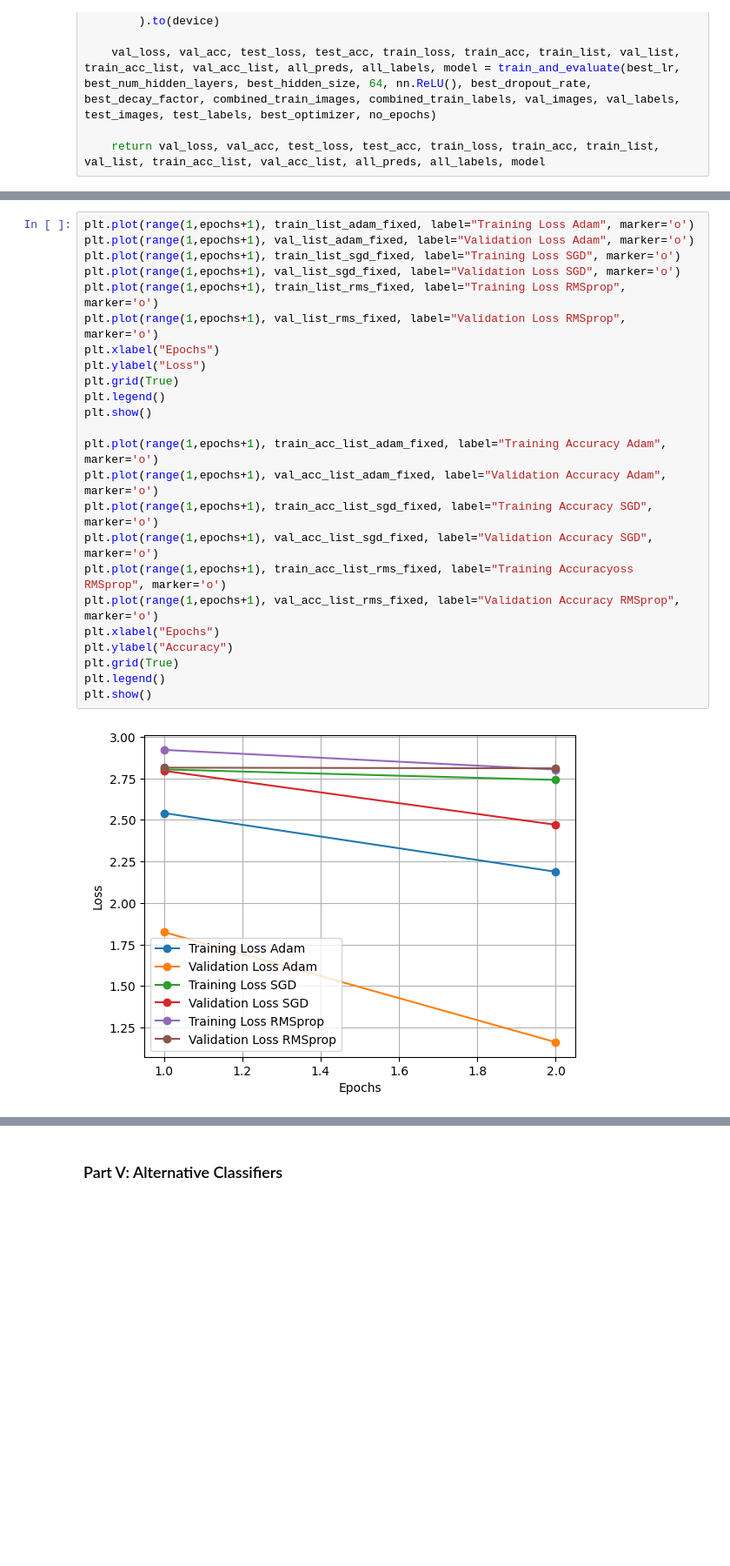
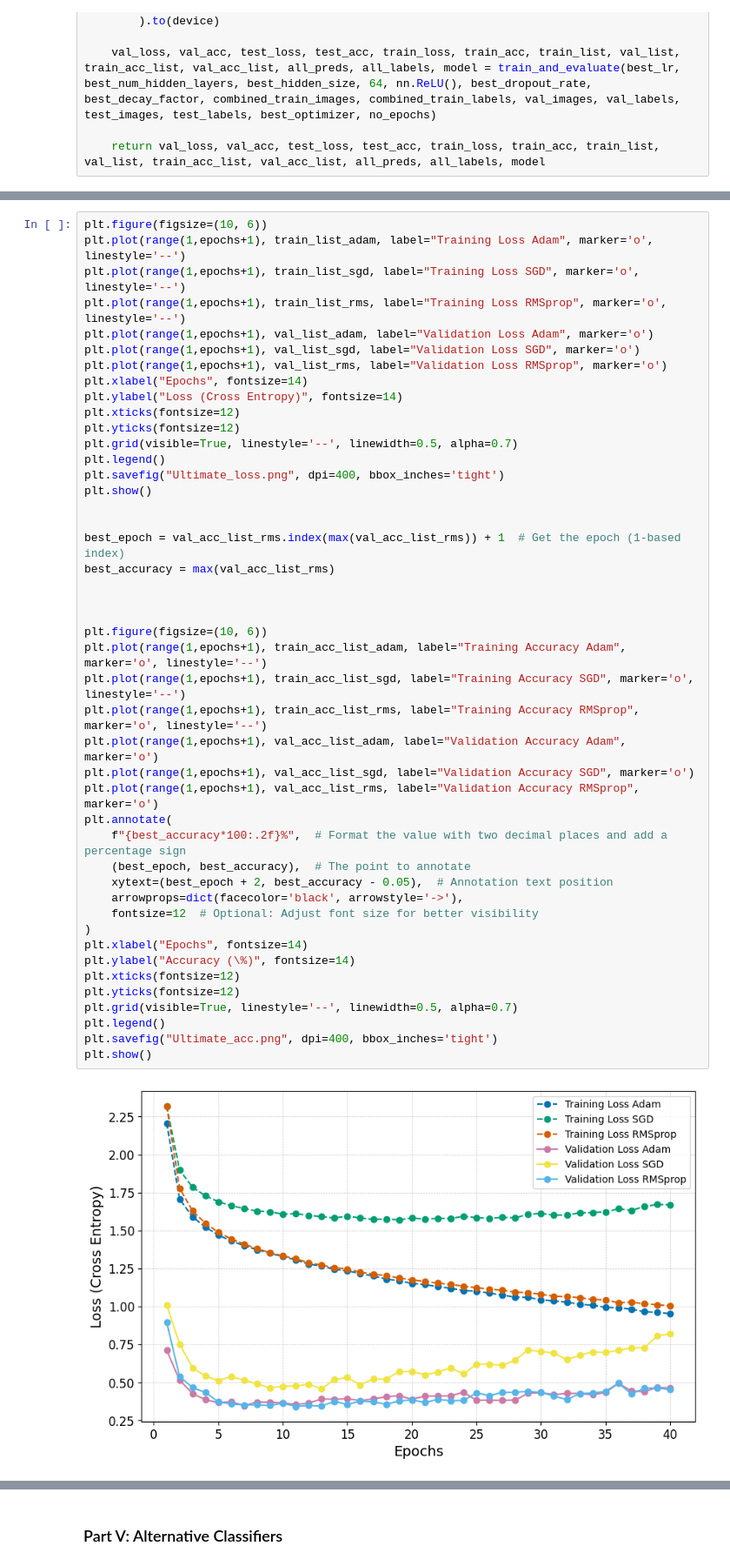
Before and after one commit to S-Nazem/MNIST_addition, a Jupyter notebook: MNIST_addition_dev.ipynb, the cells around one changed output, grey strips where cells are left out. Shown at 87% size. Drawn from its saved outputs; the diff is of its cells as text; blank space fills up the shorter version.

```diff
--- a/MNIST_addition_dev.ipynb
+++ b/MNIST_addition_dev.ipynb
@@ -1563,26 +1655,47 @@ KeyboardInterrupt:
 # %%
-plt.plot(range(1,epochs+1), train_list_adam_fixed, label="Training Loss Adam", marker='o')
-plt.plot(range(1,epochs+1), val_list_adam_fixed, label="Validation Loss Adam", marker='o')
-plt.plot(range(1,epochs+1), train_list_sgd_fixed, label="Training Loss SGD", marker='o')
-plt.plot(range(1,epochs+1), val_list_sgd_fixed, label="Validation Loss SGD", marker='o')
-plt.plot(range(1,epochs+1), train_list_rms_fixed, label="Training Loss RMSprop", marker='o')
-plt.plot(range(1,epochs+1), val_list_rms_fixed, label="Validation Loss RMSprop", marker='o')
-plt.xlabel("Epochs")
-plt.ylabel("Loss")
-plt.grid(True)
+plt.figure(figsize=(10, 6))
+plt.plot(range(1,epochs+1), train_list_adam, label="Training Loss Adam", marker='o', linestyle='--')
+plt.plot(range(1,epochs+1), train_list_sgd, label="Training Loss SGD", marker='o', linestyle='--')
+plt.plot(range(1,epochs+1), train_list_rms, label="Training Loss RMSprop", marker='o', linestyle='--')
+plt.plot(range(1,epochs+1), val_list_adam, label="Validation Loss Adam", marker='o')
+plt.plot(range(1,epochs+1), val_list_sgd, label="Validation Loss SGD", marker='o')
+plt.plot(range(1,epochs+1), val_list_rms, label="Validation Loss RMSprop", marker='o')
+plt.xlabel("Epochs", fontsize=14)
+plt.ylabel("Loss (Cross Entropy)", fontsize=14)
+plt.xticks(fontsize=12)
+plt.yticks(fontsize=12)
+plt.grid(visible=True, linestyle='--', linewidth=0.5, alpha=0.7)
 plt.legend()
+plt.savefig("Ultimate_loss.png", dpi=400, bbox_inches='tight')
 plt.show()
 
-plt.plot(range(1,epochs+1), train_acc_list_adam_fixed, label="Training Accuracy Adam", marker='o')
-plt.plot(range(1,epochs+1), val_acc_list_adam_fixed, label="Validation Accuracy Adam", marker='o')
-plt.plot(range(1,epochs+1), train_acc_list_sgd_fixed, label="Training Accuracy SGD", marker='o')
-plt.plot(range(1,epochs+1), val_acc_list_sgd_fixed, label="Validation Accuracy SGD", marker='o')
-plt.plot(range(1,epochs+1), train_acc_list_rms_fixed, label="Training Accuracyoss RMSprop", marker='o')
-plt.plot(range(1,epochs+1), val_acc_list_rms_fixed, label="Validation Accuracy RMSprop", marker='o')
-plt.xlabel("Epochs")
-plt.ylabel("Accuracy")
-plt.grid(True)
+
+best_epoch = val_acc_list_rms.index(max(val_acc_list_rms)) + 1  # Get the epoch (1-based index)
+best_accuracy = max(val_acc_list_rms)
+
+
+
+plt.figure(figsize=(10, 6))
+plt.plot(range(1,epochs+1), train_acc_list_adam, label="Training Accuracy Adam", marker='o', linestyle='--')
+plt.plot(range(1,epochs+1), train_acc_list_sgd, label="Training Accuracy SGD", marker='o', linestyle='--')
+plt.plot(range(1,epochs+1), train_acc_list_rms, label="Training Accuracy RMSprop", marker='o', linestyle='--')
+plt.plot(range(1,epochs+1), val_acc_list_adam, label="Validation Accuracy Adam", marker='o')
+plt.plot(range(1,epochs+1), val_acc_list_sgd, label="Validation Accuracy SGD", marker='o')
+plt.plot(range(1,epochs+1), val_acc_list_rms, label="Validation Accuracy RMSprop", marker='o')
+plt.annotate(
+    f"{best_accuracy*100:.2f}%",  # Format the value with two decimal places and add a percentage sign
+    (best_epoch, best_accuracy),  # The point to annotate
+    xytext=(best_epoch + 2, best_accuracy - 0.05),  # Annotation text position
+    arrowprops=dict(facecolor='black', arrowstyle='->'),
+    fontsize=12  # Optional: Adjust font size for better visibility
+)
+plt.xlabel("Epochs", fontsize=14)
+plt.ylabel("Accuracy (\%)", fontsize=14)
+plt.xticks(fontsize=12)
+plt.yticks(fontsize=12)
+plt.grid(visible=True, linestyle='--', linewidth=0.5, alpha=0.7)
 plt.legend()
+plt.savefig("Ultimate_acc.png", dpi=400, bbox_inches='tight')
 plt.show()
 # %% [output]
-[figure, old version]
+[figure, new version]
```
Also changed, not shown: parts of 2 cells of this notebook, 6 other files.
